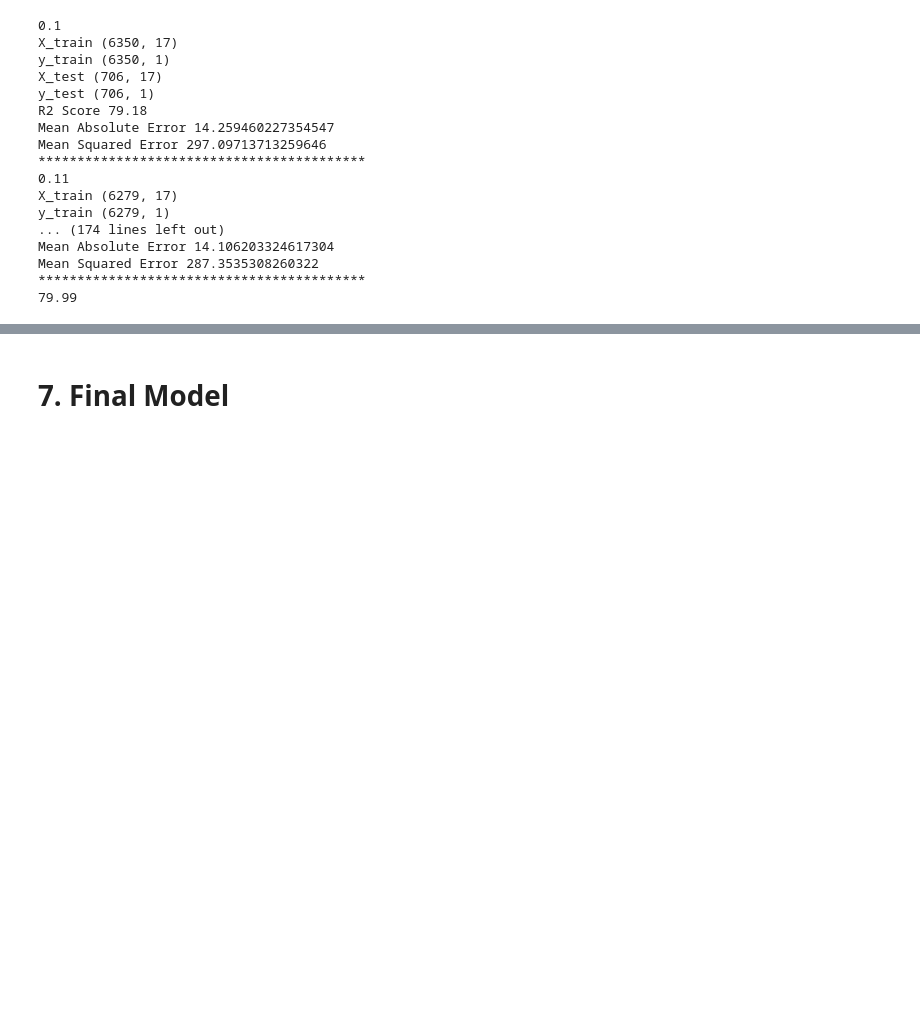
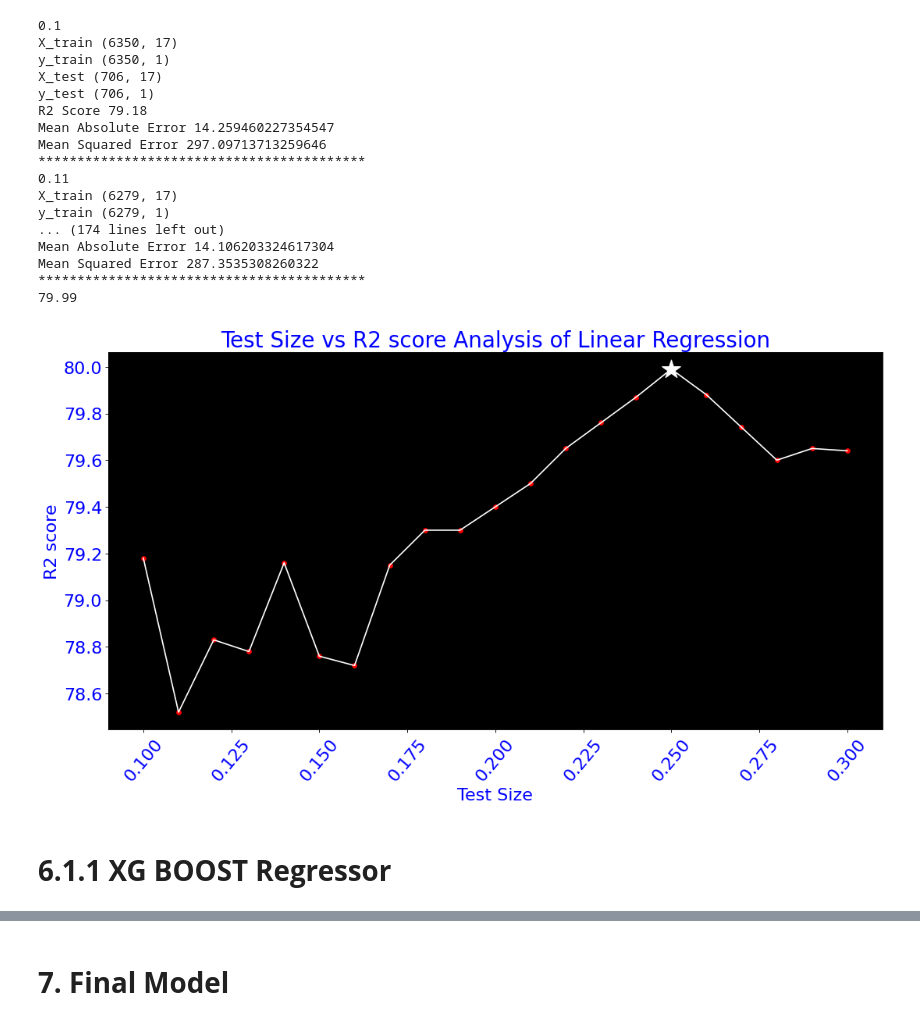
Before and after one commit to Manikandan-professional/Miscellaneous, a Jupyter notebook: G.ipynb, the cells around one changed output, grey strips where cells are left out. Cells and saved outputs as stored; diff of their text form; code cells hidden in the pictures; blank space fills up the shorter version.

```diff
--- a/G.ipynb
+++ b/G.ipynb
@@ -1751,3 +1753,20 @@ Mean Absolute Error 14.106203324617304
 Mean Squared Error 287.3535308260322
 ******************************************
 79.99
+# %%
+plt.figure(figsize=(16,8),dpi=80)
+ax=plt.axes()
+ax.set_facecolor('black')
+plt.plot(te,re_chart,color='white')
+plt.scatter(te,re_chart,color='red',s=25)
+plt.scatter(te[15],re_chart[15],color='white',s=500,marker='*')
+plt.title('Test Size vs R2 score Analysis of Linear Regression',color='blue',fontsize=25)
+plt.xlabel('Test Size',color='blue',fontsize=20)
+plt.ylabel('R2 score',color='blue',fontsize=20)
+plt.xticks(color='blue',rotation=50,fontsize=20)
+plt.yticks(color='blue',fontsize=20)
+plt.show()
+# %% [output]
+[figure, added]
+# %% [markdown]
+# **6.1.1 XG BOOST Regressor**
```
Also changed, not shown: parts of 20 cells of this notebook.
